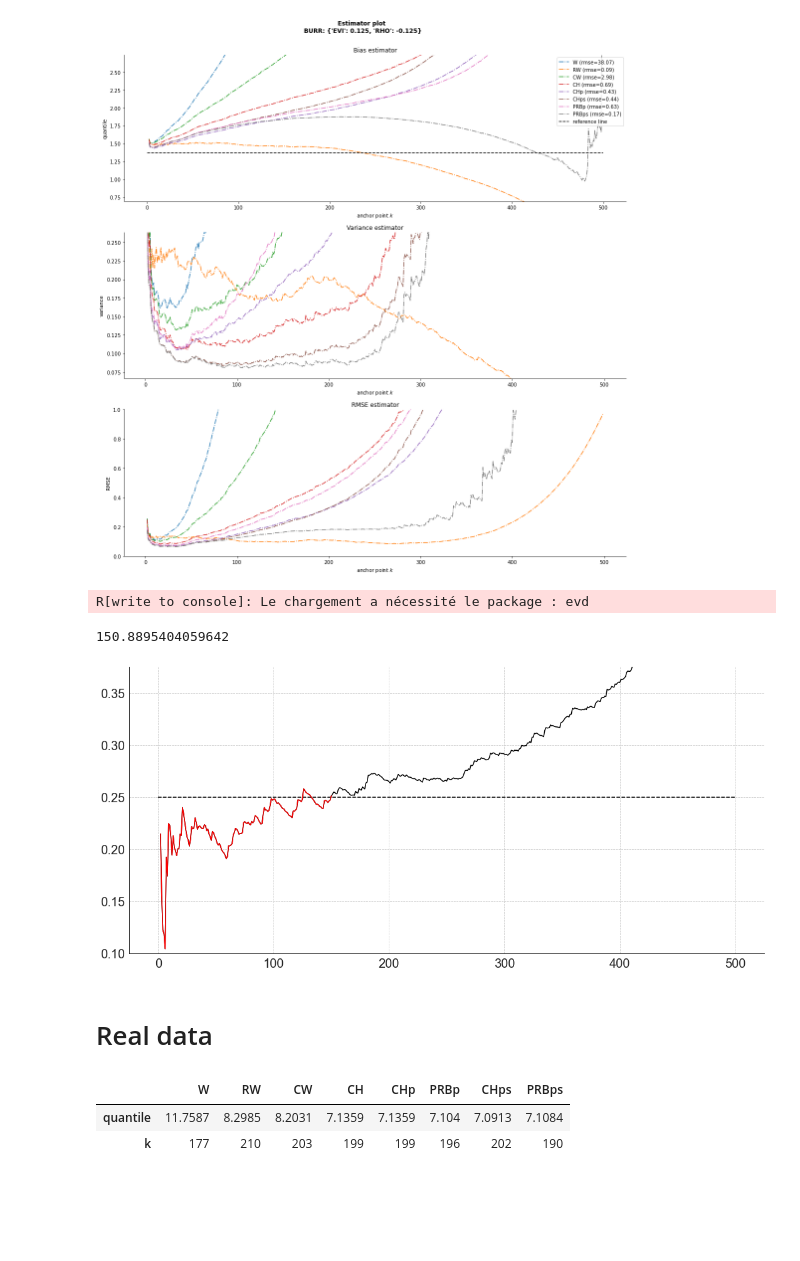
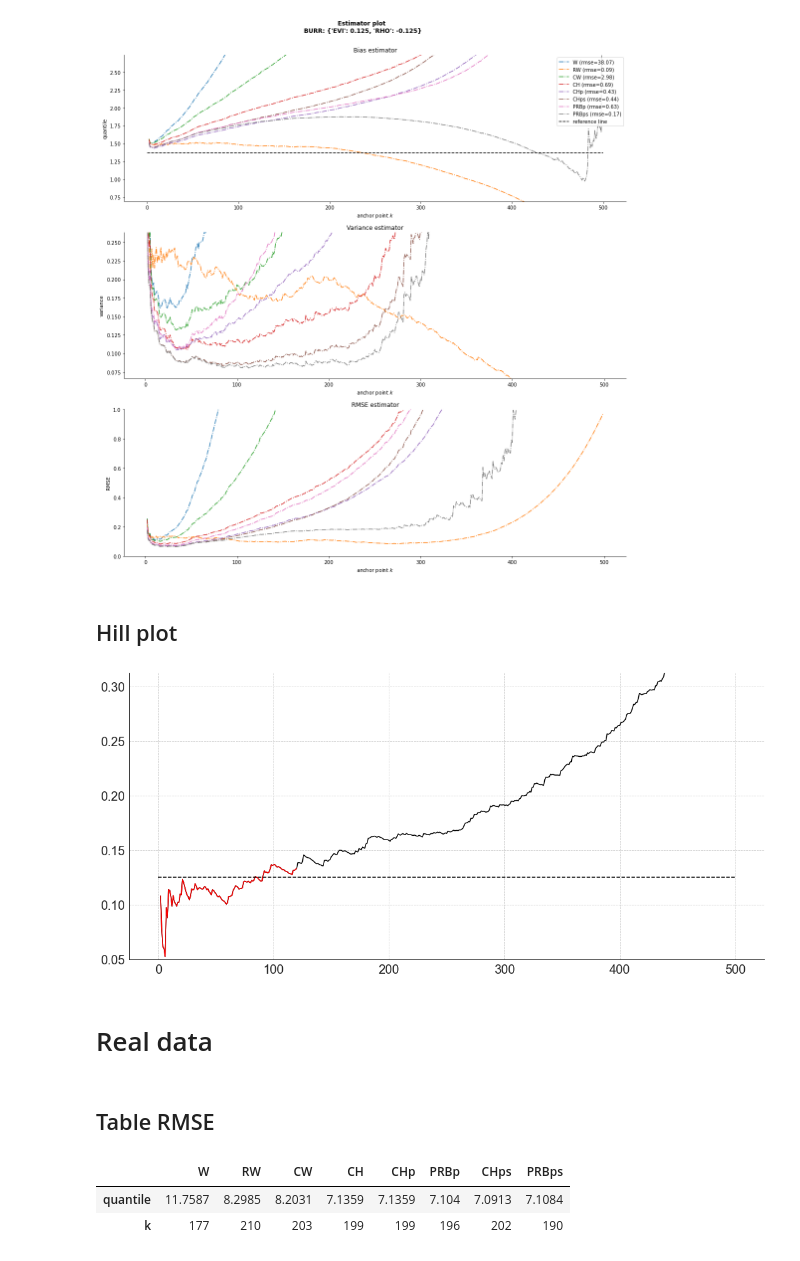
Before and after one commit to michael-allouche/refined-weissman, a Jupyter notebook: revisited_weissman-Notebook.ipynb, the cells around one changed output. Saved outputs shown, nothing was run; the diff lists cells and outputs as text; code cells hidden in the pictures; blank space fills up the shorter version.

```diff
--- a/revisited_weissman-Notebook.ipynb
+++ b/revisited_weissman-Notebook.ipynb
@@ -26,16 +32,18 @@ statsviz.evt_quantile_plot(n_replications=1000, params={"evi":0.125, "rho": -0.1
                             n_data=500, n_quantile="2n")
 # %% [output]
 [figure]
+# %% [markdown]
+## Hill plot
 # %%
-statsviz.evt_hill_plot(n_replications=1000, params={"evi":0.25, "rho": -2.},
+statsviz.evt_hill_plot(n_replications=1000, params={"evi":0.125, "rho": -1.},
                            distribution="burr",
-                            n_data=500, n_quantile="n", saved=True)
+                            n_data=500, n_quantile="n")
 # %% [output]
-R[write to console]: Le chargement a nécessité le package : evd
-150.8895404059642
-[figure, old version]
+[figure, new version]
 # %% [markdown]
 # Real data
+# %% [markdown]
+## Table RMSE
 # %%
 real_estimators()
 # %% [output]
```
Also changed, not shown: parts of 12 cells of this notebook, 1 other file.
